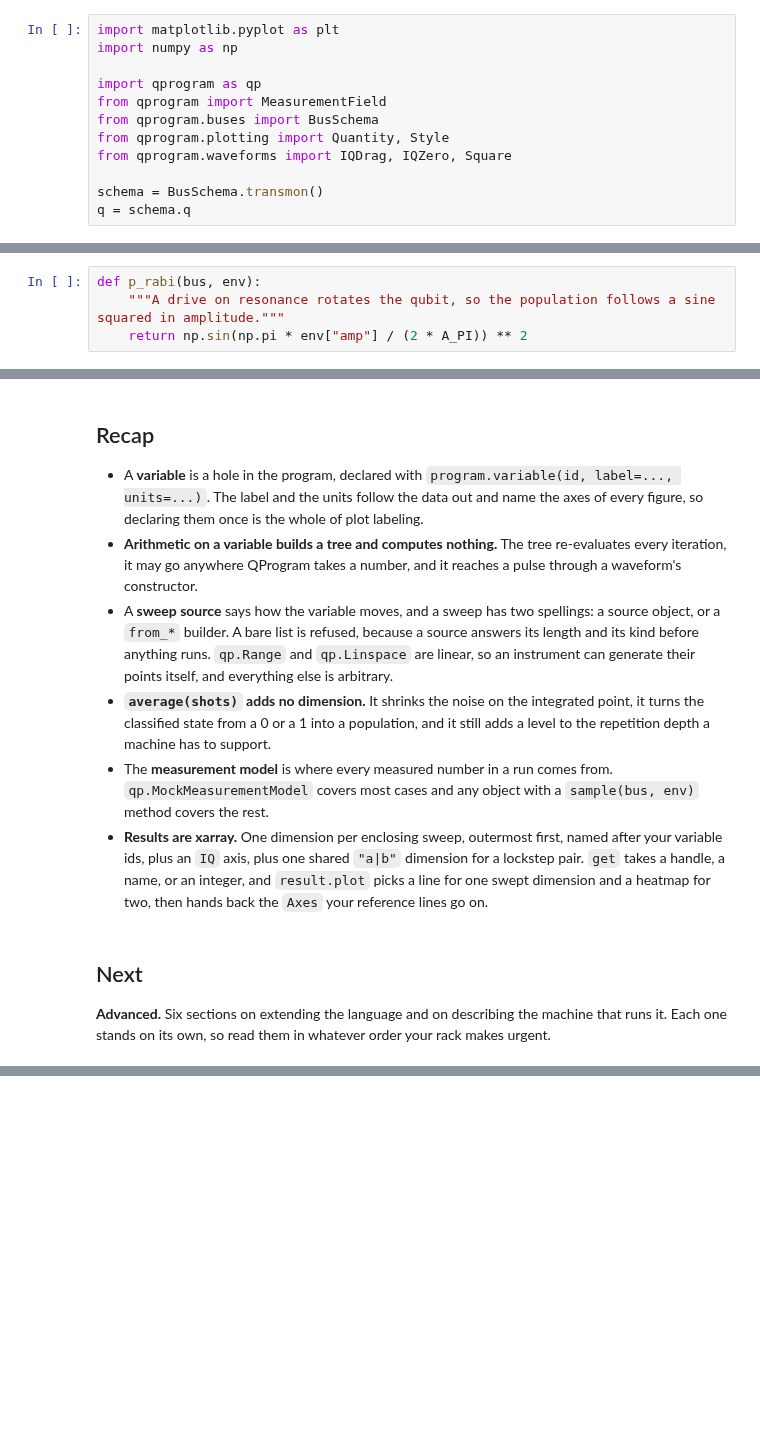
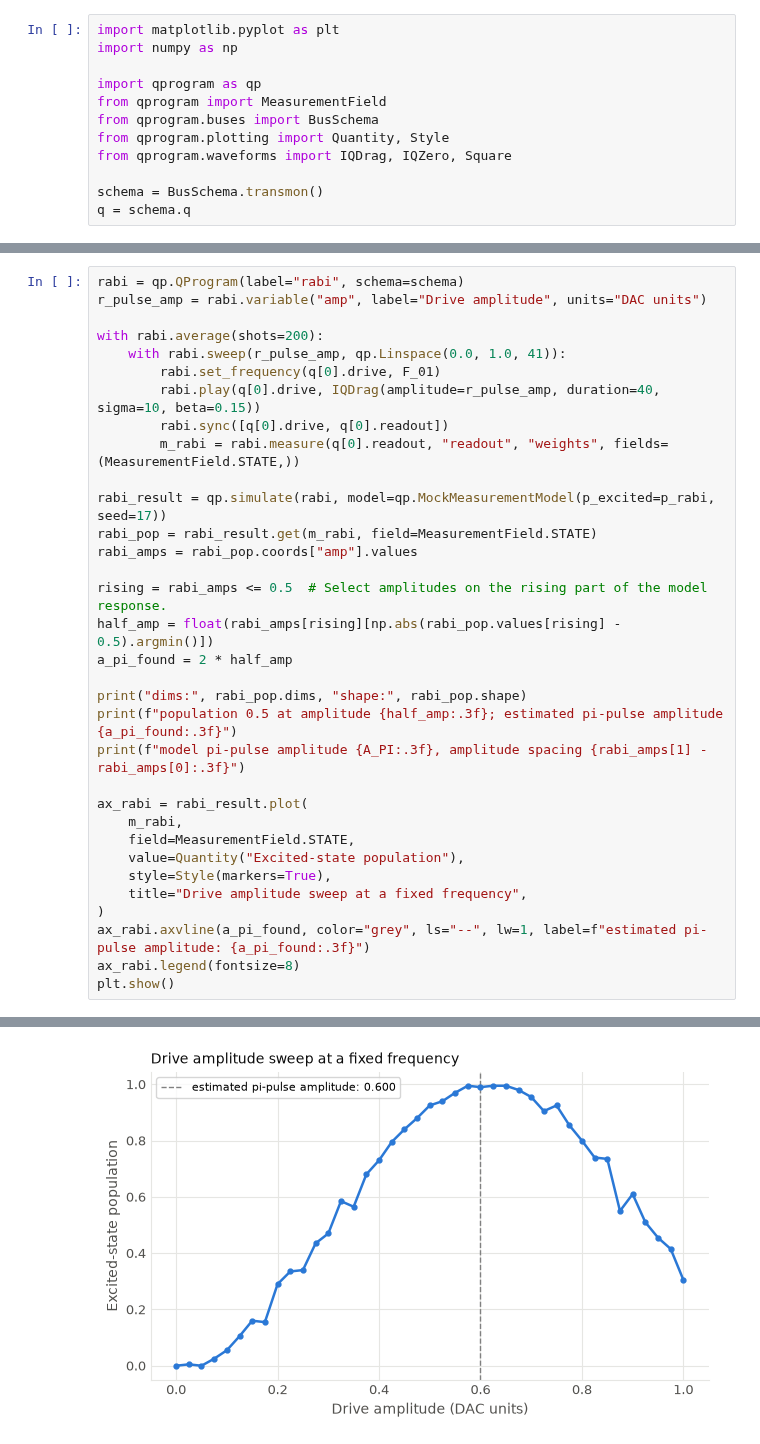
Before and after one commit to qilimanjaro-tech/ieee-qce26-qprogram-tutorial, a Jupyter notebook: notebooks/solutions/02_basics.ipynb, the cells around one changed output, grey strips where cells are left out. Cells and saved outputs as stored; diff of their text form; blank space fills up the shorter version.

```diff
--- a/notebooks/solutions/02_basics.ipynb
+++ b/notebooks/solutions/02_basics.ipynb
@@ -747,4 +778,0 @@ Step 6 avoids the peak on purpose. The top of a $\sin^2$ curve is flat, so shot
-# %%
-def p_rabi(bus, env):
-    """A drive on resonance rotates the qubit, so the population follows a sine squared in amplitude."""
-    return np.sin(np.pi * env["amp"] / (2 * A_PI)) ** 2
@@ -789,13 +779,34 @@ true A_PI 0.620, grid step 0.025
-# %% [markdown]
-## Recap
-
-- A **variable** is a hole in the program, declared with `program.variable(id, label=..., units=...)`. The label and the units follow the data out and name the axes of every figure, so declaring them once is the whole of plot labeling.
-- **Arithmetic on a variable builds a tree and computes nothing.** The tree re-evaluates every iteration, it may go anywhere QProgram takes a number, and it reaches a pulse through a waveform's constructor.
-- A **sweep source** says how the variable moves, and a sweep has two spellings: a source object, or a `from_*` builder. A bare list is refused, because a source answers its length and its kind before anything runs. `qp.Range` and `qp.Linspace` are linear, so an instrument can generate their points itself, and everything else is arbitrary.
-- **`average(shots)` adds no dimension.** It shrinks the noise on the integrated point, it turns the classified state from a 0 or a 1 into a population, and it still adds a level to the repetition depth a machine has to support.
-- The **measurement model** is where every measured number in a run comes from. `qp.MockMeasurementModel` covers most cases and any object with a `sample(bus, env)` method covers the rest.
-- **Results are xarray.** One dimension per enclosing sweep, outermost first, named after your variable ids, plus an `IQ` axis, plus one shared `"a|b"` dimension for a lockstep pair. `get` takes a handle, a name, or an integer, and `result.plot` picks a line for one swept dimension and a heatmap for two, then hands back the `Axes` your reference lines go on.
-# %% [markdown]
-## Next
-
-**Advanced.** Six sections on extending the language and on describing the machine that runs it. Each one stands on its own, so read them in whatever order your rack makes urgent.
+# %%
+rabi = qp.QProgram(label="rabi", schema=schema)
+r_pulse_amp = rabi.variable("amp", label="Drive amplitude", units="DAC units")
+
+with rabi.average(shots=200):
+    with rabi.sweep(r_pulse_amp, qp.Linspace(0.0, 1.0, 41)):
+        rabi.set_frequency(q[0].drive, F_01)
+        rabi.play(q[0].drive, IQDrag(amplitude=r_pulse_amp, duration=40, sigma=10, beta=0.15))
+        rabi.sync([q[0].drive, q[0].readout])
+        m_rabi = rabi.measure(q[0].readout, "readout", "weights", fields=(MeasurementField.STATE,))
+
+rabi_result = qp.simulate(rabi, model=qp.MockMeasurementModel(p_excited=p_rabi, seed=17))
+rabi_pop = rabi_result.get(m_rabi, field=MeasurementField.STATE)
+rabi_amps = rabi_pop.coords["amp"].values
+
+rising = rabi_amps <= 0.5  # Select amplitudes on the rising part of the model response.
+half_amp = float(rabi_amps[rising][np.abs(rabi_pop.values[rising] - 0.5).argmin()])
+a_pi_found = 2 * half_amp
+
+print("dims:", rabi_pop.dims, "shape:", rabi_pop.shape)
+print(f"population 0.5 at amplitude {half_amp:.3f}; estimated pi-pulse amplitude {a_pi_found:.3f}")
+print(f"model pi-pulse amplitude {A_PI:.3f}, amplitude spacing {rabi_amps[1] - rabi_amps[0]:.3f}")
+
+ax_rabi = rabi_result.plot(
+    m_rabi,
+    field=MeasurementField.STATE,
+    value=Quantity("Excited-state population"),
+    style=Style(markers=True),
+    title="Drive amplitude sweep at a fixed frequency",
+)
+ax_rabi.axvline(a_pi_found, color="grey", ls="--", lw=1, label=f"estimated pi-pulse amplitude: {a_pi_found:.3f}")
+ax_rabi.legend(fontsize=8)
+plt.show()
+# %% [output]
@@ -801,0 +816 @@ true A_PI 0.620, grid step 0.025
+[figure, added]
```
Also changed, not shown: parts of 72 cells of this notebook, 5 other files.
